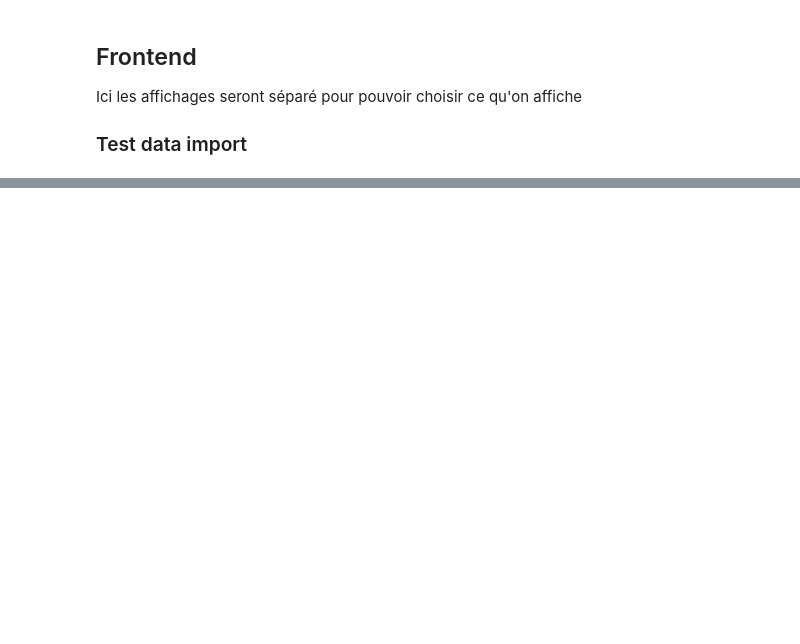
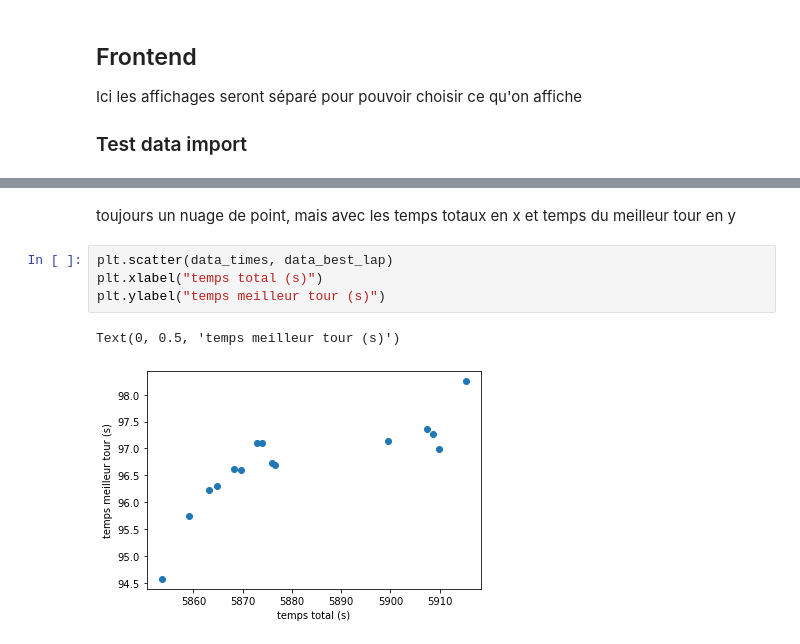
Before and after one commit to shayanekat/FormulaOne, a Jupyter notebook: analyse.ipynb, the cells around one changed output, grey strips where cells are left out. Saved outputs shown, nothing was run; the diff lists cells and outputs as text; blank space fills up the shorter version.

```diff
--- a/analyse.ipynb
+++ b/analyse.ipynb
@@ -98,0 +116,9 @@ Columns: [location, date, ham, rus, ver, per, lec, sai, gas, tsu, ric, nor, oco,
+# %% [markdown]
+toujours un nuage de point, mais avec les temps totaux en x et temps du meilleur tour en y
+# %%
+plt.scatter(data_times, data_best_lap)
+plt.xlabel("temps total (s)")
+plt.ylabel("temps meilleur tour (s)")
+# %% [output]
+Text(0, 0.5, 'temps meilleur tour (s)')
+[figure, added]
```
Also changed, not shown: parts of 4 cells of this notebook, 6 other files.
